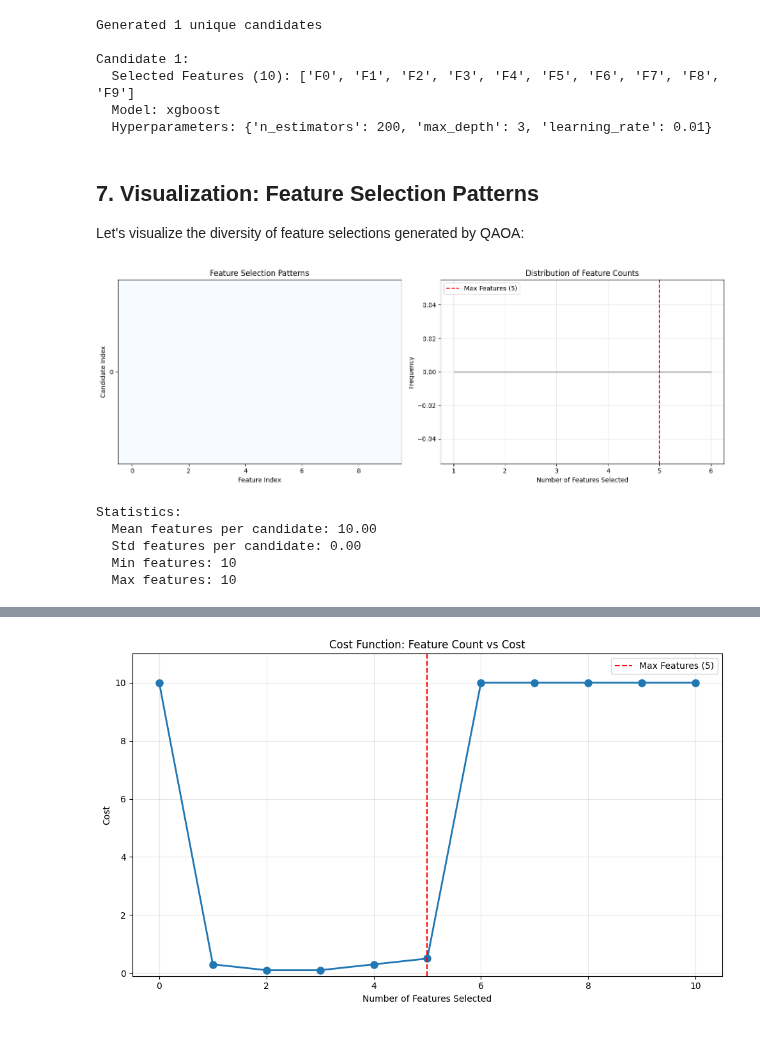
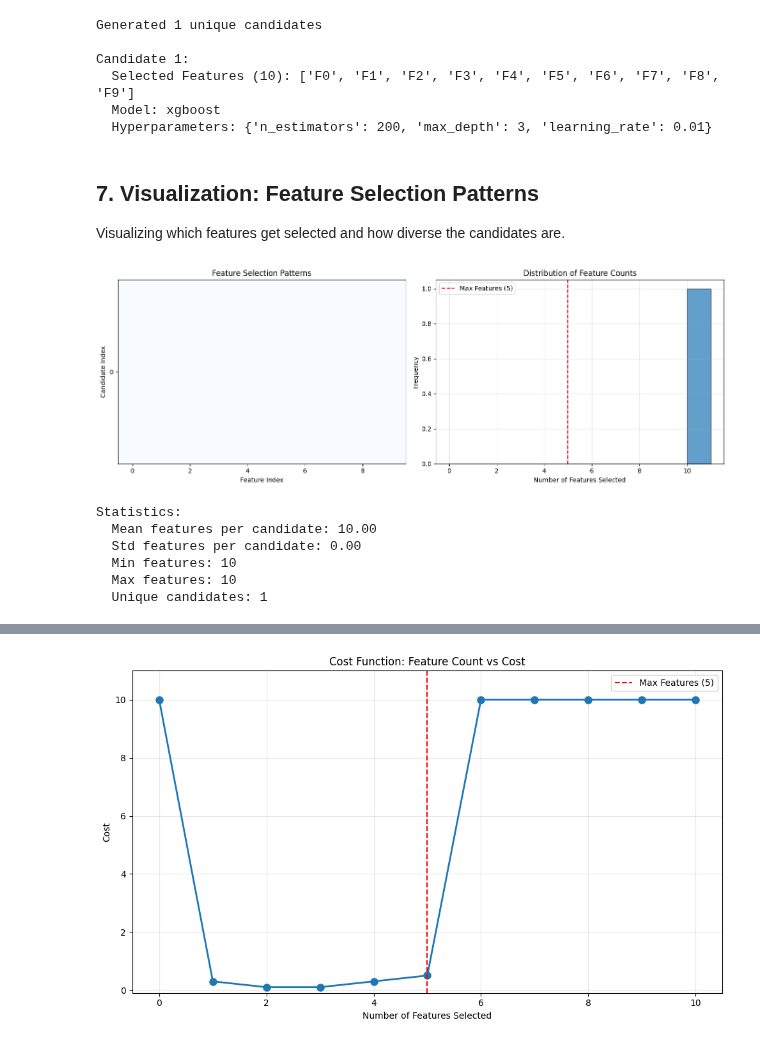
Before and after one commit to devenshah2018/metis, a Jupyter notebook: quantum-sampler/quantum_sampler_demo.ipynb, the cells around one changed output, grey strips where cells are left out. Drawn from its saved outputs; the diff is of its cells as text; code cells hidden in the pictures.

```diff
--- a/quantum-sampler/quantum_sampler_demo.ipynb
+++ b/quantum-sampler/quantum_sampler_demo.ipynb
@@ -428,10 +434,10 @@ Candidate 1:
   Selected Features (10): ['F0', 'F1', 'F2', 'F3', 'F4', 'F5', 'F6', 'F7', 'F8', 'F9']
   Model: xgboost
   Hyperparameters: {'n_estimators': 200, 'max_depth': 3, 'learning_rate': 0.01}
-# %% [markdown]
-## 7. Visualization: Feature Selection Patterns
-
-Let's visualize the diversity of feature selections generated by QAOA:
+# %% [markdown]
+## 7. Visualization: Feature Selection Patterns
+
+Visualizing which features get selected and how diverse the candidates are.
 # %%
 # Generate more candidates for visualization
 candidates = sampler.generate_candidates(search_space, num_candidates=20)
@@ -442,38 +448,43 @@ num_selected_per_candidate = [sum(mask) for mask in feature_masks]
 
 # Visualize
 fig, axes = plt.subplots(1, 2, figsize=(14, 5))
 
 # Plot 1: Feature selection heatmap
 mask_matrix = np.array(feature_masks)
 axes[0].imshow(mask_matrix, cmap='Blues', aspect='auto')
 axes[0].set_xlabel('Feature Index')
 axes[0].set_ylabel('Candidate Index')
 axes[0].set_title('Feature Selection Patterns')
-axes[0].set_yticks(range(len(candidates)))
+if len(candidates) > 0:
+    axes[0].set_yticks(range(len(candidates)))
 
 # Plot 2: Distribution of number of features selected
-axes[1].hist(num_selected_per_candidate, bins=range(1, search_space['max_features']+2),
+# Use dynamic bin range based on actual data (0 to num_features)
+max_bin = search_space['num_features'] + 2
+axes[1].hist(num_selected_per_candidate, bins=range(0, max_bin),
              edgecolor='black', alpha=0.7)
 axes[1].axvline(search_space['max_features'], color='r', linestyle='--',
                 label=f'Max Features ({search_space["max_features"]})')
 axes[1].set_xlabel('Number of Features Selected')
 axes[1].set_ylabel('Frequency')
 axes[1].set_title('Distribution of Feature Counts')
 axes[1].legend()
 axes[1].grid(alpha=0.3)
 
 plt.tight_layout()
 plt.show()
 
 print(f"Statistics:")
 print(f"  Mean features per candidate: {np.mean(num_selected_per_candidate):.2f}")
 print(f"  Std features per candidate: {np.std(num_selected_per_candidate):.2f}")
 print(f"  Min features: {min(num_selected_per_candidate)}")
 print(f"  Max features: {max(num_selected_per_candidate)}")
+print(f"  Unique candidates: {len(candidates)}")
 # %% [output]
-[figure, old version]
+[figure, new version]
 Statistics:
   Mean features per candidate: 10.00
   Std features per candidate: 0.00
   Min features: 10
   Max features: 10
+  Unique candidates: 1
```
Also changed, not shown: parts of 14 cells of this notebook.
